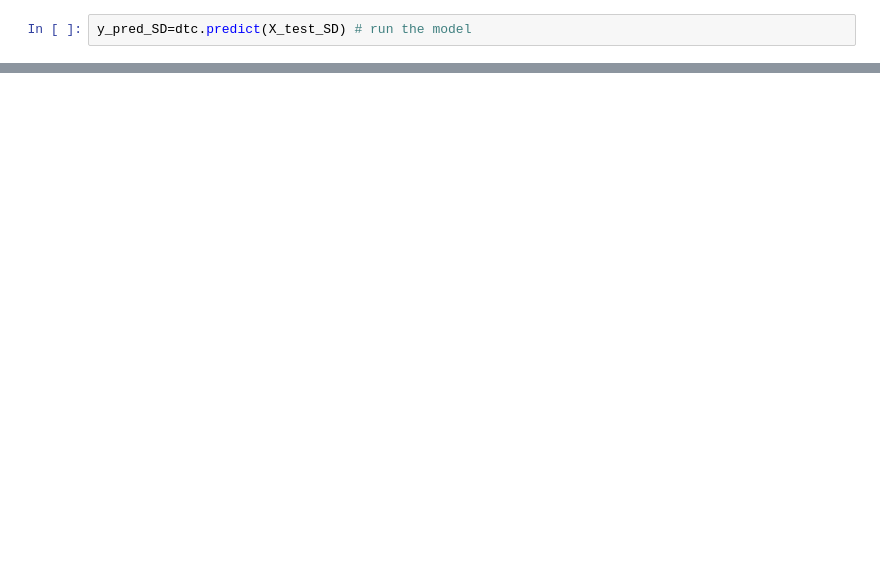
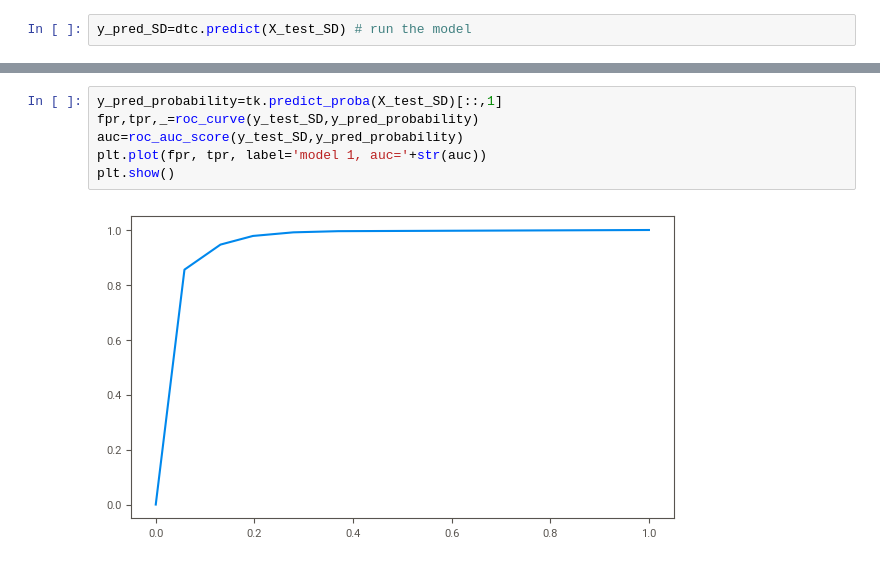
Before and after one commit to rogerserret/IronRoger, a Jupyter notebook: week5_midbootcamp_project/Project/Mid_bootcamp_project.ipynb, the cells around one changed output, grey strips where cells are left out. Drawn from its saved outputs; the diff is of its cells as text; blank space fills up the shorter version.

```diff
--- a/week5_midbootcamp_project/Project/Mid_bootcamp_project.ipynb
+++ b/week5_midbootcamp_project/Project/Mid_bootcamp_project.ipynb
@@ -934,0 +979,8 @@ disp.plot();
+# %%
+y_pred_probability=tk.predict_proba(X_test_SD)[::,1]
+fpr,tpr,_=roc_curve(y_test_SD,y_pred_probability)
+auc=roc_auc_score(y_test_SD,y_pred_probability)
+plt.plot(fpr, tpr, label='model 1, auc='+str(auc))
+plt.show()
+# %% [output]
+[figure, added]
```
Also changed, not shown: parts of 34 cells of this notebook, 1 other file.
